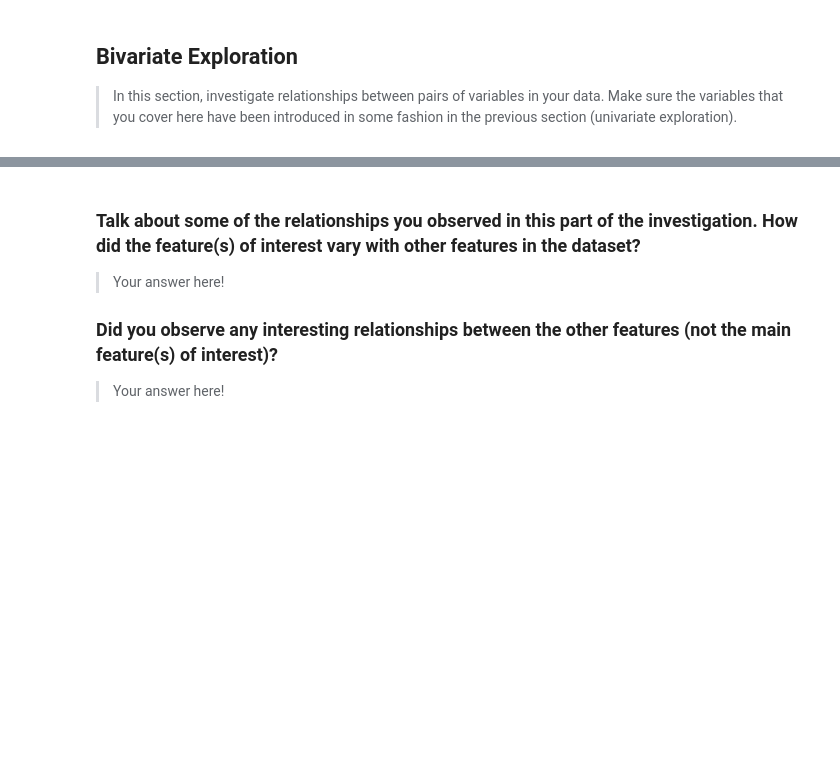
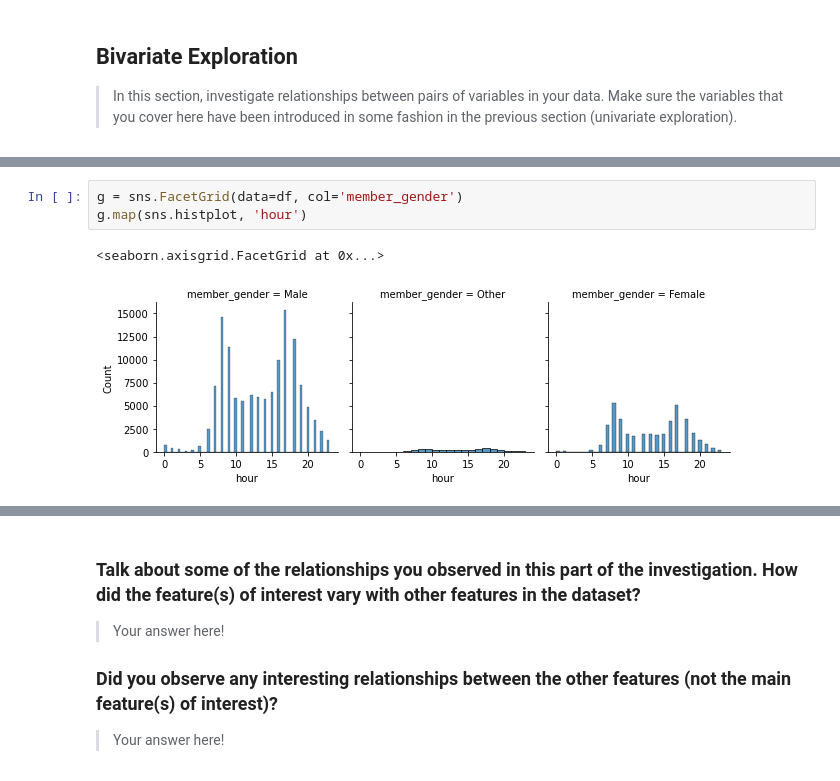
Before and after one commit to tharcyla/communicate-data-findings, a Jupyter notebook: Part_I_Exploration.ipynb, the cells around one changed output, grey strips where cells are left out. Cells and saved outputs as stored; diff of their text form; blank space fills up the shorter version.

```diff
--- a/Part_I_Exploration.ipynb
+++ b/Part_I_Exploration.ipynb
@@ -714,0 +724,6 @@ fashion in the previous section (univariate exploration).
+# %%
+g = sns.FacetGrid(data=df, col='member_gender')
+g.map(sns.histplot, 'hour')
+# %% [output]
+<seaborn.axisgrid.FacetGrid at 0x...>
+[figure, added]
```
Also changed, not shown: parts of 15 cells of this notebook.
